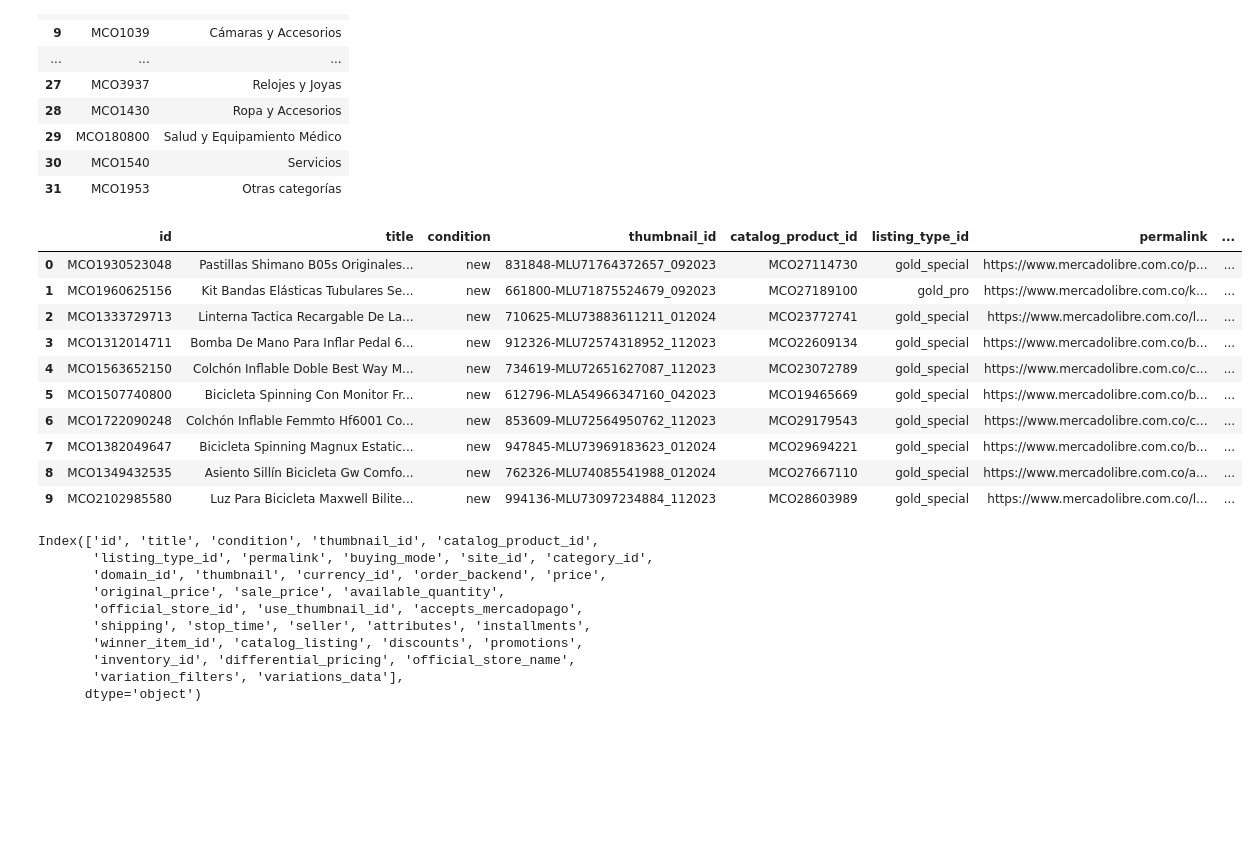
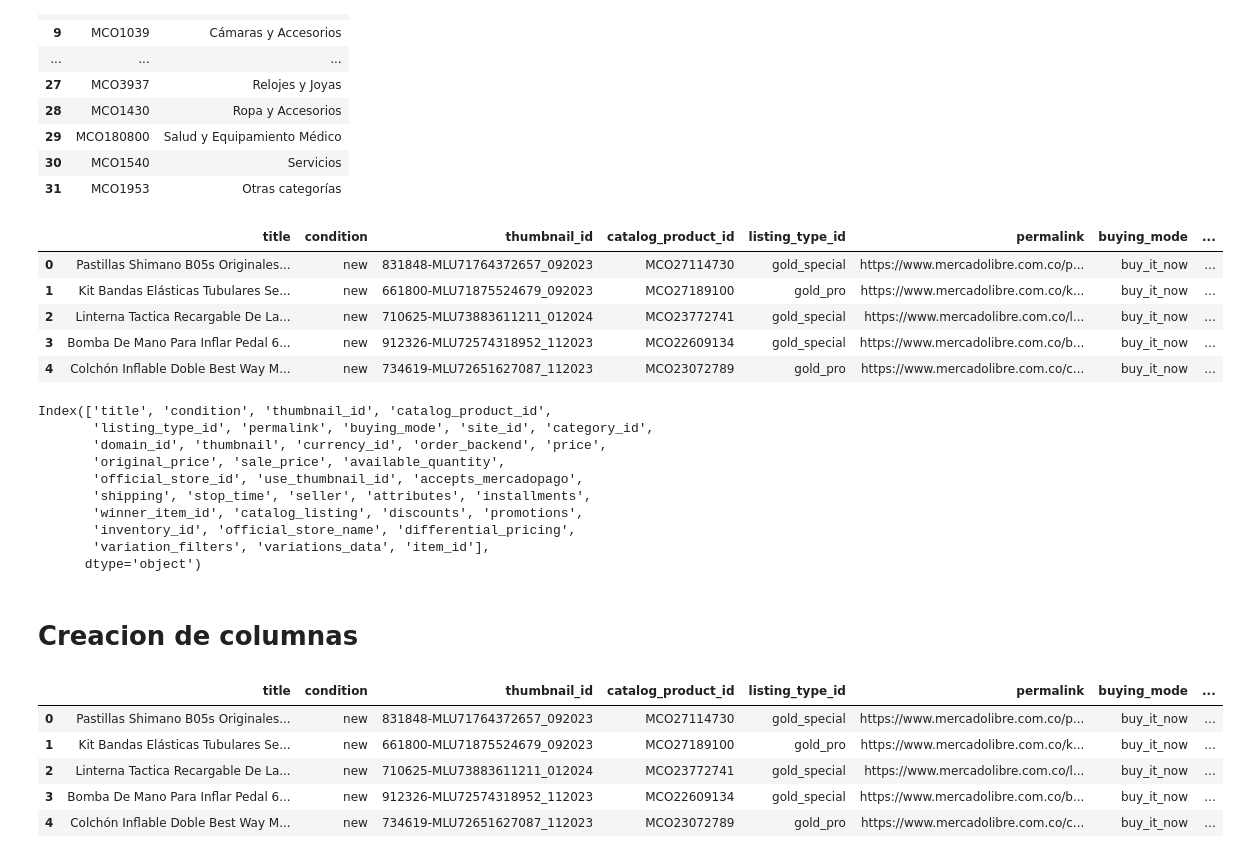
Before and after one commit to jncurrea/Prueba_Tecnica, a Jupyter notebook: prueba_tecnica.ipynb, the cells around one changed output. Drawn from its saved outputs; the diff is of its cells as text; code cells hidden in the pictures; blank space fills up the shorter version.

```diff
--- a/prueba_tecnica.ipynb
+++ b/prueba_tecnica.ipynb
@@ -34,7 +35,7 @@ df_cats.head(50)
 # Api items
 cat_id = 'MCO1276'
 total_results = 1000
-offs = 50
+offs = 10
 
 # DF para los items
 df_items = pd.DataFrame()
@@ -45,30 +46,31 @@ for offset in range(0, total_results, offs):
     request = requests.get(url)
     items = request.json()
     df_items = pd.concat([df_items, pd.DataFrame(items['results'])], ignore_index=True)
+
+#Modificacion columnas
+df_items['item_id']=df_items['id']
+df_items = df_items.drop('id', axis=1)
 # %%
-df_items.head(10)
+df_items.head()
 # %% [output]
-|  | id | title | condition | thumbnail_id | catalog_product_id | listing_type_id | permalink | ... |
-| 0 | MCO1930523048 | Pastillas Shimano B05s Originales... | new | 831848-MLU71764372657_092023 | MCO27114730 | gold_special | https://www.mercadolibre.com.co/p... | ... |
-| 1 | MCO1960625156 | Kit Bandas Elásticas Tubulares Se... | new | 661800-MLU71875524679_092023 | MCO27189100 | gold_pro | https://www.mercadolibre.com.co/k... | ... |
-| 2 | MCO1333729713 | Linterna Tactica Recargable De La... | new | 710625-MLU73883611211_012024 | MCO23772741 | gold_special | https://www.mercadolibre.com.co/l... | ... |
-| 3 | MCO1312014711 | Bomba De Mano Para Inflar Pedal 6... | new | 912326-MLU72574318952_112023 | MCO22609134 | gold_special | https://www.mercadolibre.com.co/b... | ... |
-| 4 | MCO1563652150 | Colchón Inflable Doble Best Way M... | new | 734619-MLU72651627087_112023 | MCO23072789 | gold_special | https://www.mercadolibre.com.co/c... | ... |
-| 5 | MCO1507740800 | Bicicleta Spinning Con Monitor Fr... | new | 612796-MLA54966347160_042023 | MCO19465669 | gold_special | https://www.mercadolibre.com.co/b... | ... |
-| 6 | MCO1722090248 | Colchón Inflable Femmto Hf6001 Co... | new | 853609-MLU72564950762_112023 | MCO29179543 | gold_special | https://www.mercadolibre.com.co/c... | ... |
-| 7 | MCO1382049647 | Bicicleta Spinning Magnux Estatic... | new | 947845-MLU73969183623_012024 | MCO29694221 | gold_special | https://www.mercadolibre.com.co/b... | ... |
-| 8 | MCO1349432535 | Asiento Sillín Bicicleta Gw Comfo... | new | 762326-MLU74085541988_012024 | MCO27667110 | gold_special | https://www.mercadolibre.com.co/a... | ... |
-| 9 | MCO2102985580 | Luz Para Bicicleta Maxwell Bilite... | new | 994136-MLU73097234884_112023 | MCO28603989 | gold_special | https://www.mercadolibre.com.co/l... | ... |
+|  | title | condition | thumbnail_id | catalog_product_id | listing_type_id | permalink | buying_mode | ... |
+| 0 | Pastillas Shimano B05s Originales... | new | 831848-MLU71764372657_092023 | MCO27114730 | gold_special | https://www.mercadolibre.com.co/p... | buy_it_now | ... |
+| 1 | Kit Bandas Elásticas Tubulares Se... | new | 661800-MLU71875524679_092023 | MCO27189100 | gold_pro | https://www.mercadolibre.com.co/k... | buy_it_now | ... |
+| 2 | Linterna Tactica Recargable De La... | new | 710625-MLU73883611211_012024 | MCO23772741 | gold_special | https://www.mercadolibre.com.co/l... | buy_it_now | ... |
+| 3 | Bomba De Mano Para Inflar Pedal 6... | new | 912326-MLU72574318952_112023 | MCO22609134 | gold_special | https://www.mercadolibre.com.co/b... | buy_it_now | ... |
+| 4 | Colchón Inflable Doble Best Way M... | new | 734619-MLU72651627087_112023 | MCO23072789 | gold_pro | https://www.mercadolibre.com.co/c... | buy_it_now | ... |
 # %%
 df_items.columns
 # %% [output]
-Index(['id', 'title', 'condition', 'thumbnail_id', 'catalog_product_id',
+Index(['title', 'condition', 'thumbnail_id', 'catalog_product_id',
        'listing_type_id', 'permalink', 'buying_mode', 'site_id', 'category_id',
        'domain_id', 'thumbnail', 'currency_id', 'order_backend', 'price',
        'original_price', 'sale_price', 'available_quantity',
        'official_store_id', 'use_thumbnail_id', 'accepts_mercadopago',
        'shipping', 'stop_time', 'seller', 'attributes', 'installments',
        'winner_item_id', 'catalog_listing', 'discounts', 'promotions',
-       'inventory_id', 'differential_pricing', 'official_store_name',
-       'variation_filters', 'variations_data'],
+       'inventory_id', 'official_store_name', 'differential_pricing',
+       'variation_filters', 'variations_data', 'item_id'],
       dtype='object')
+# %% [markdown]
+# Creacion de columnas
@@ -74,0 +91,9 @@ Index(['id', 'title', 'condition', 'thumbnail_id', 'catalog_product_id',
+# %%
+df_items.head()
+# %% [output]
+|  | title | condition | thumbnail_id | catalog_product_id | listing_type_id | permalink | buying_mode | ... |
+| 0 | Pastillas Shimano B05s Originales... | new | 831848-MLU71764372657_092023 | MCO27114730 | gold_special | https://www.mercadolibre.com.co/p... | buy_it_now | ... |
+| 1 | Kit Bandas Elásticas Tubulares Se... | new | 661800-MLU71875524679_092023 | MCO27189100 | gold_pro | https://www.mercadolibre.com.co/k... | buy_it_now | ... |
+| 2 | Linterna Tactica Recargable De La... | new | 710625-MLU73883611211_012024 | MCO23772741 | gold_special | https://www.mercadolibre.com.co/l... | buy_it_now | ... |
+| 3 | Bomba De Mano Para Inflar Pedal 6... | new | 912326-MLU72574318952_112023 | MCO22609134 | gold_special | https://www.mercadolibre.com.co/b... | buy_it_now | ... |
+| 4 | Colchón Inflable Doble Best Way M... | new | 734619-MLU72651627087_112023 | MCO23072789 | gold_pro | https://www.mercadolibre.com.co/c... | buy_it_now | ... |
```
Also changed, not shown: parts of 5 cells of this notebook.
